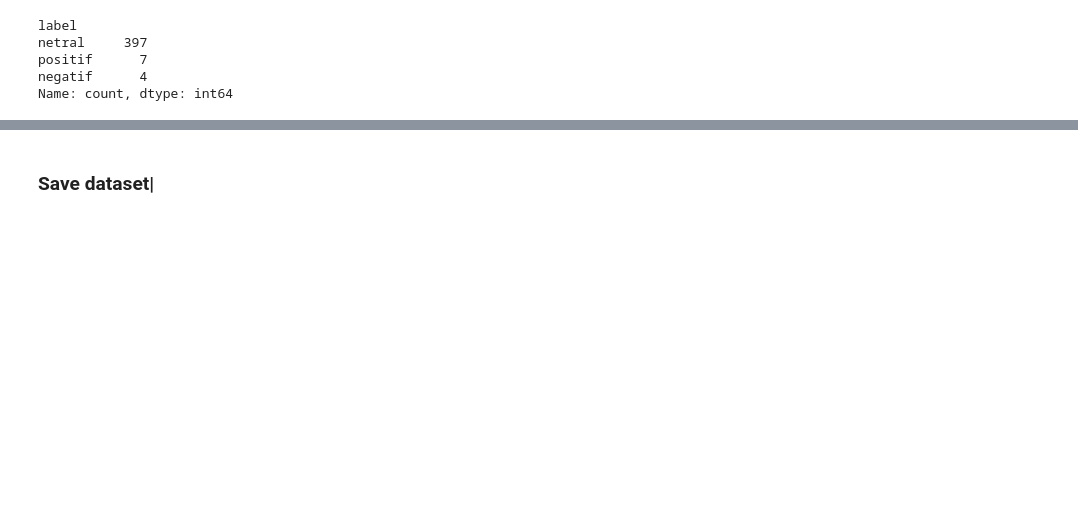
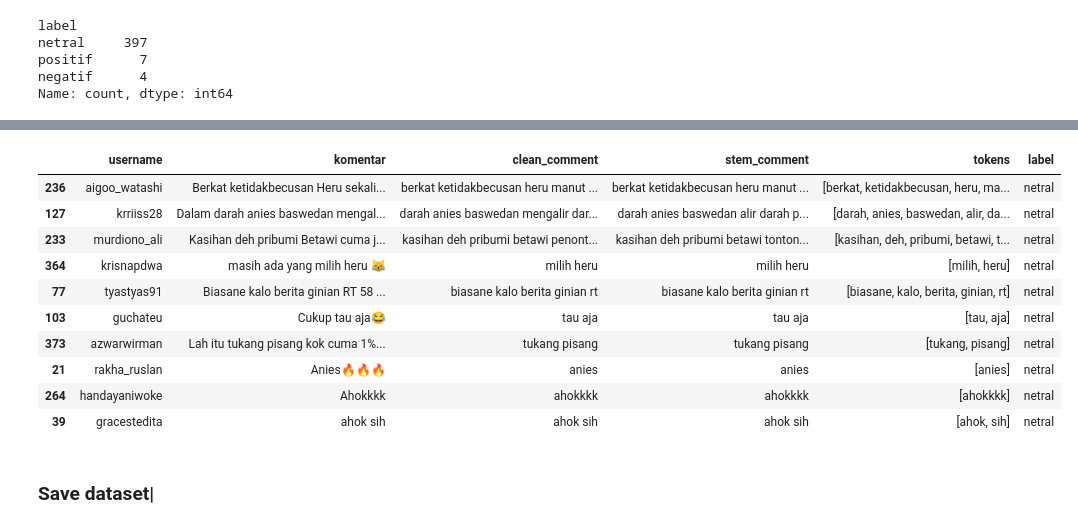
Before and after one commit to HafiizhTH/Sentiment-Analysis, a Jupyter notebook: instagram/preprocessing.ipynb, the cells around one changed output, grey strips where cells are left out. Cells and saved outputs as stored; diff of their text form; code cells hidden in the pictures; blank space fills up the shorter version.

```diff
--- a/instagram/preprocessing.ipynb
+++ b/instagram/preprocessing.ipynb
@@ -165,3 +183,17 @@ df_clean.head(2)
+# %%
+df_clean.sample(10)
+# %% [output]
+|  | username | komentar | clean_comment | stem_comment | tokens | label |
+| 236 | aigoo_watashi | Berkat ketidakbecusan Heru sekali... | berkat ketidakbecusan heru manut ... | berkat ketidakbecusan heru manut ... | [berkat, ketidakbecusan, heru, ma... | netral |
+| 127 | krriiss28 | Dalam darah anies baswedan mengal... | darah anies baswedan mengalir dar... | darah anies baswedan alir darah p... | [darah, anies, baswedan, alir, da... | netral |
+| 233 | murdiono_ali | Kasihan deh pribumi Betawi cuma j... | kasihan deh pribumi betawi penont... | kasihan deh pribumi betawi tonton... | [kasihan, deh, pribumi, betawi, t... | netral |
+| 364 | krisnapdwa | masih ada yang milih heru 😹 | milih heru | milih heru | [milih, heru] | netral |
+| 77 | tyastyas91 | Biasane kalo berita ginian RT 58 ... | biasane kalo berita ginian rt | biasane kalo berita ginian rt | [biasane, kalo, berita, ginian, rt] | netral |
+| 103 | guchateu | Cukup tau aja😂 | tau aja | tau aja | [tau, aja] | netral |
+| 373 | azwarwirman | Lah itu tukang pisang kok cuma 1%... | tukang pisang | tukang pisang | [tukang, pisang] | netral |
+| 21 | rakha_ruslan | Anies🔥🔥🔥 | anies | anies | [anies] | netral |
+| 264 | handayaniwoke | Ahokkkk | ahokkkk | ahokkkk | [ahokkkk] | netral |
+| 39 | gracestedita | ahok sih | ahok sih | ahok sih | [ahok, sih] | netral |
 # %% [markdown]
 ### Save dataset|
 # %%
```
Also changed, not shown: parts of 3 cells of this notebook, 1 other file.
